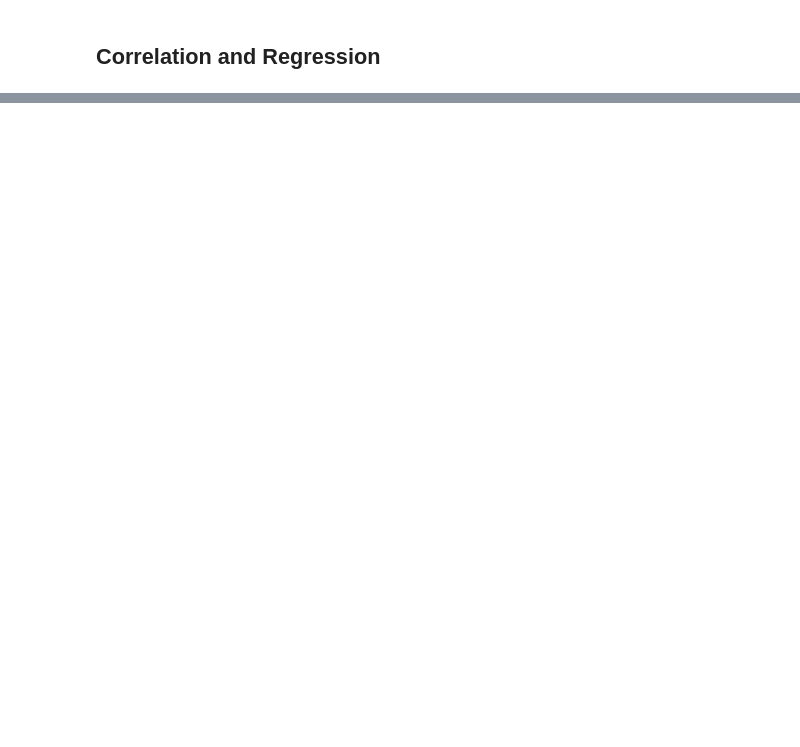
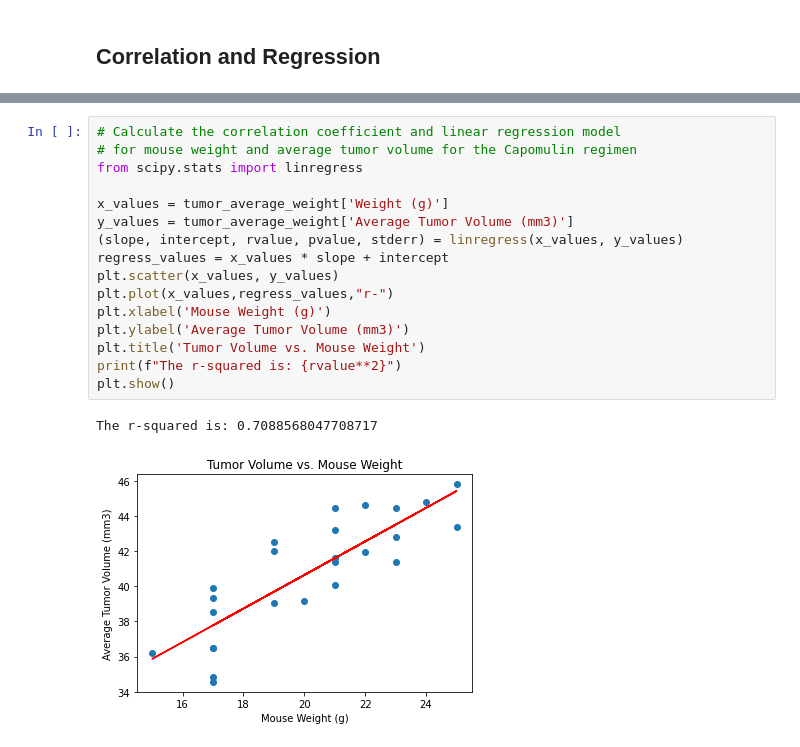
Before and after one commit to ehvandervorst/Matplot-challenge, a Jupyter notebook: pymaceuticals.ipynb, the cells around one changed output, grey strips where cells are left out. Drawn from its saved outputs; the diff is of its cells as text; blank space fills up the shorter version.

```diff
--- a/pymaceuticals.ipynb
+++ b/pymaceuticals.ipynb
@@ -262,0 +312,19 @@ plt.show()
+# %%
+# Calculate the correlation coefficient and linear regression model
+# for mouse weight and average tumor volume for the Capomulin regimen
+from scipy.stats import linregress
+
+x_values = tumor_average_weight['Weight (g)']
+y_values = tumor_average_weight['Average Tumor Volume (mm3)']
+(slope, intercept, rvalue, pvalue, stderr) = linregress(x_values, y_values)
+regress_values = x_values * slope + intercept
+plt.scatter(x_values, y_values)
+plt.plot(x_values,regress_values,"r-")
+plt.xlabel('Mouse Weight (g)')
+plt.ylabel('Average Tumor Volume (mm3)')
+plt.title('Tumor Volume vs. Mouse Weight')
+print(f"The r-squared is: {rvalue**2}")
+plt.show()
+# %% [output]
+The r-squared is: 0.7088568047708717
+[figure, added]
```
Also changed, not shown: parts of 9 cells of this notebook.
